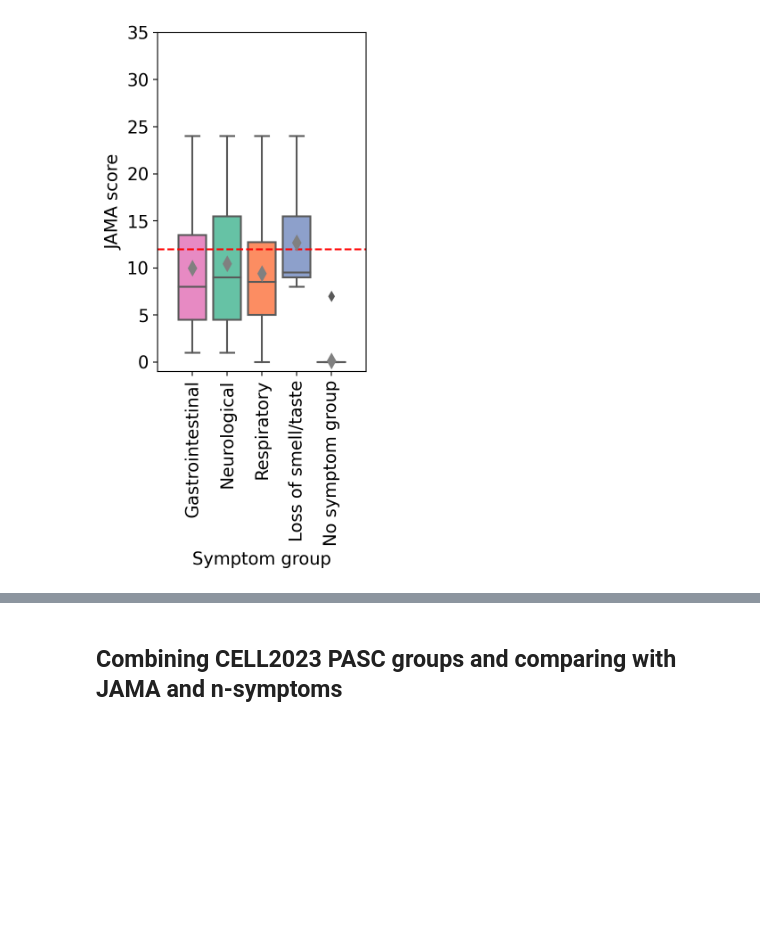
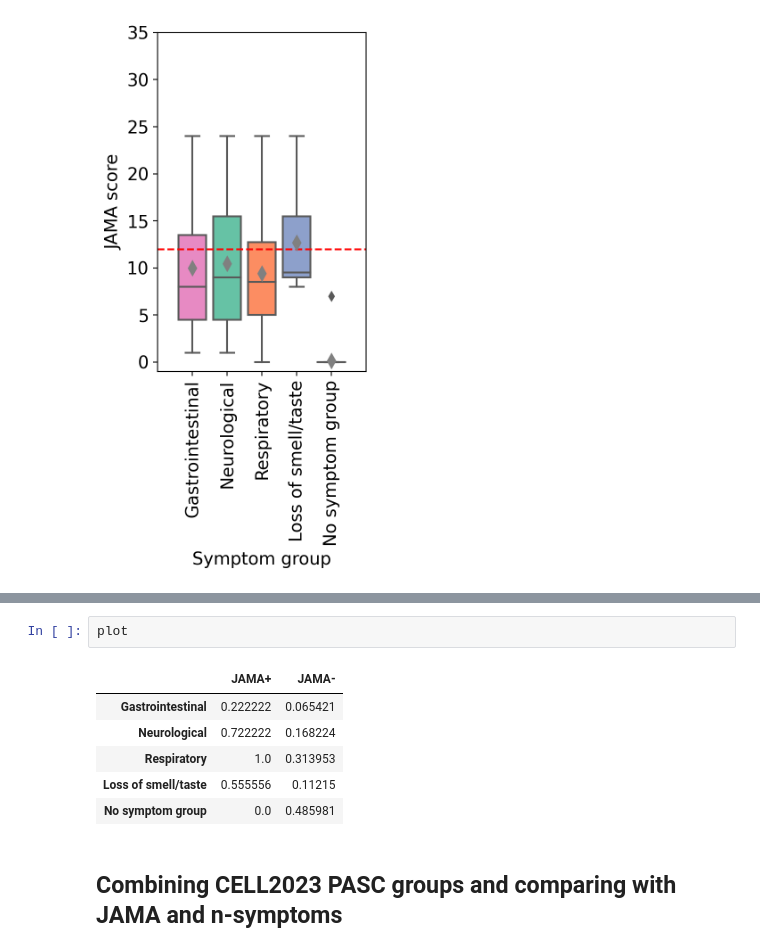
Before and after one commit to danielgchen/RECOVER_PASC_Score_Validation, a Jupyter notebook: 3_JAMA_score_comparison_with_INCOV.ipynb, the cells around one changed output, grey strips where cells are left out. Saved outputs shown, nothing was run; the diff lists cells and outputs as text; blank space fills up the shorter version.

```diff
--- a/3_JAMA_score_comparison_with_INCOV.ipynb
+++ b/3_JAMA_score_comparison_with_INCOV.ipynb
@@ -205,3 +241,12 @@ sns.heatmap(plot.astype(float) * 100, annot=True, cmap='Reds', fmt='.1f', ax=ax)
+# %%
+plot
+# %% [output]
+|  | JAMA+ | JAMA- |
+| Gastrointestinal | 0.222222 | 0.065421 |
+| Neurological | 0.722222 | 0.168224 |
+| Respiratory | 1.0 | 0.313953 |
+| Loss of smell/taste | 0.555556 | 0.11215 |
+| No symptom group | 0.0 | 0.485981 |
 # %% [markdown]
 ## Combining CELL2023 PASC groups and comparing with JAMA and n-symptoms
 # %%
```
Also changed, not shown: parts of 15 cells of this notebook, 1 other file.
